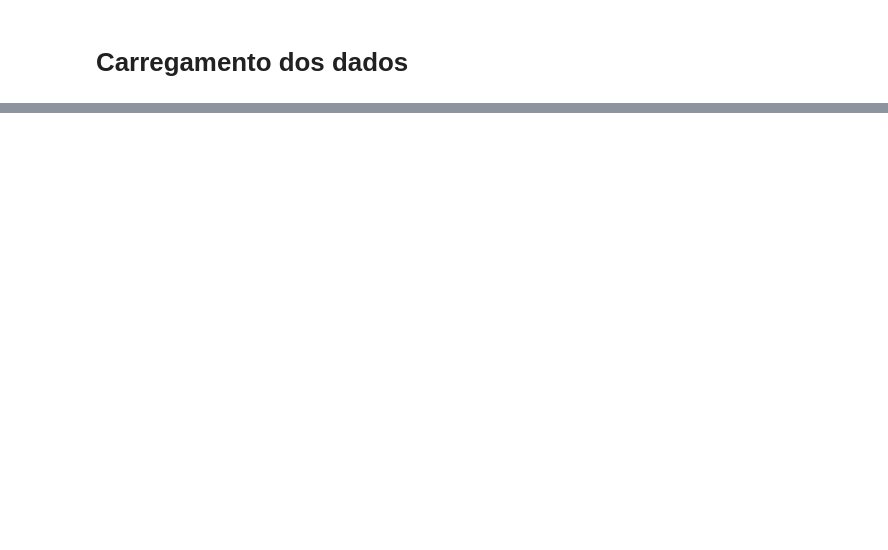
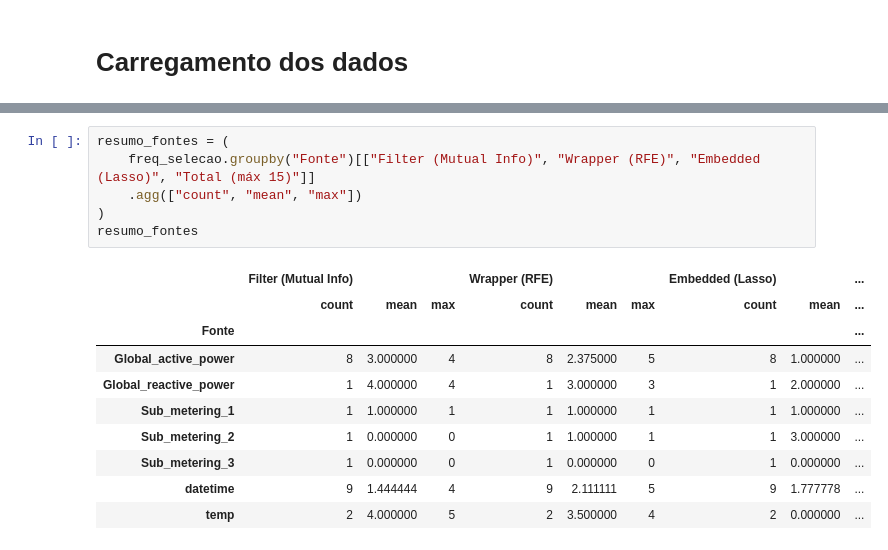
Before and after one commit to leonorrebola9/LusoEnergy_Project, a Jupyter notebook: 02_parteIII.ipynb, the cells around one changed output, grey strips where cells are left out. Saved outputs shown, nothing was run; the diff lists cells and outputs as text; blank space fills up the shorter version.

```diff
--- a/02_parteIII.ipynb
+++ b/02_parteIII.ipynb
@@ -373,0 +493,17 @@ print("Nunca escolhidas por nenhum método:", final.index[final["nº métodos"]
+# %%
+resumo_fontes = (
+    freq_selecao.groupby("Fonte")[["Filter (Mutual Info)", "Wrapper (RFE)", "Embedded (Lasso)", "Total (máx 15)"]]
+    .agg(["count", "mean", "max"])
+)
+resumo_fontes
+# %% [output]
+|  | Filter (Mutual Info) |  |  | Wrapper (RFE) |  |  | Embedded (Lasso) |  | ... |
+|  | count | mean | max | count | mean | max | count | mean | ... |
+| Fonte |  |  |  |  |  |  |  |  | ... |
+| Global_active_power | 8 | 3.000000 | 4 | 8 | 2.375000 | 5 | 8 | 1.000000 | ... |
+| Global_reactive_power | 1 | 4.000000 | 4 | 1 | 3.000000 | 3 | 1 | 2.000000 | ... |
+| Sub_metering_1 | 1 | 1.000000 | 1 | 1 | 1.000000 | 1 | 1 | 1.000000 | ... |
+| Sub_metering_2 | 1 | 0.000000 | 0 | 1 | 1.000000 | 1 | 1 | 3.000000 | ... |
+| Sub_metering_3 | 1 | 0.000000 | 0 | 1 | 0.000000 | 0 | 1 | 0.000000 | ... |
+| datetime | 9 | 1.444444 | 4 | 9 | 2.111111 | 5 | 9 | 1.777778 | ... |
+| temp | 2 | 4.000000 | 5 | 2 | 3.500000 | 4 | 2 | 0.000000 | ... |
```
Also changed, not shown: parts of 43 cells of this notebook, 4 other files.
